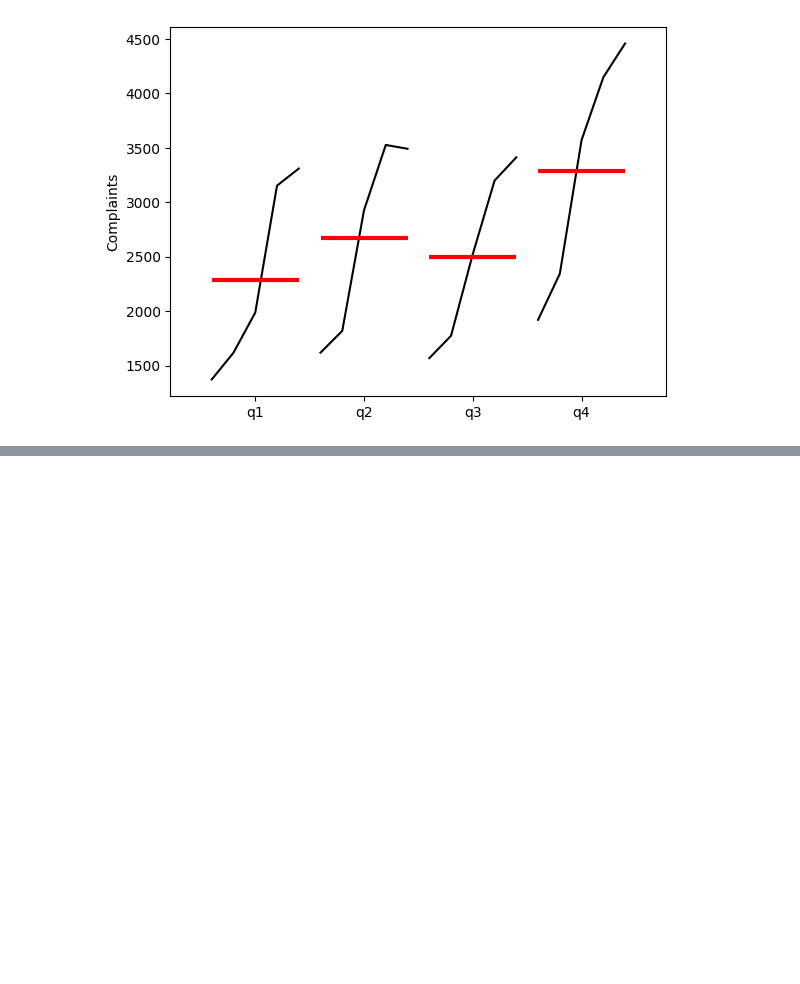
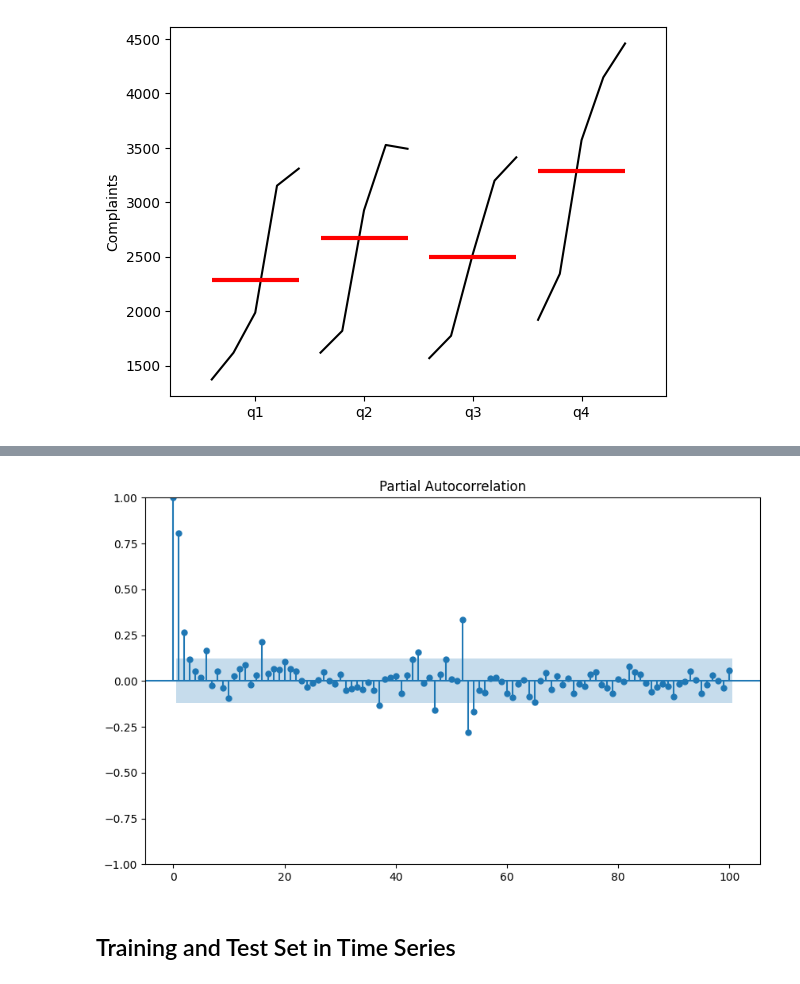
Before and after one commit to ReinerJasin/learn_time_series, a Jupyter notebook: project/5-exponential_smoothing_and_holt_winters.ipynb, the cells around one changed output, grey strips where cells are left out. Drawn from its saved outputs; the diff is of its cells as text; code cells hidden in the pictures; blank space fills up the shorter version.

```diff
--- a/project/5-exponential_smoothing_and_holt_winters.ipynb
+++ b/project/5-exponential_smoothing_and_holt_winters.ipynb
@@ -119,7 +123,11 @@ plt.show()
 # %%
 from statsmodels.graphics.tsaplots import plot_pacf
 
 # Python Partial Auto Correlation
 fig, ax = plt.subplots(figsize=(10,6))
-plot_pacf(data['Close'], lags=100, ax=ax)
+plot_pacf(data['complaints'], lags=100, ax=ax)
 plt.show()
+# %% [output]
+[figure, added]
+# %% [markdown]
+## Training and Test Set in Time Series
```
Also changed, not shown: parts of 15 cells of this notebook, 1 other file.
